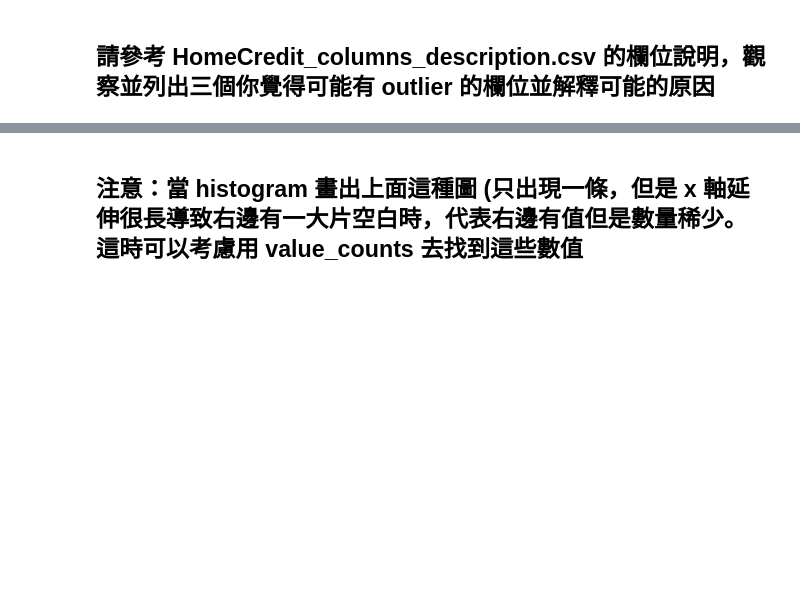
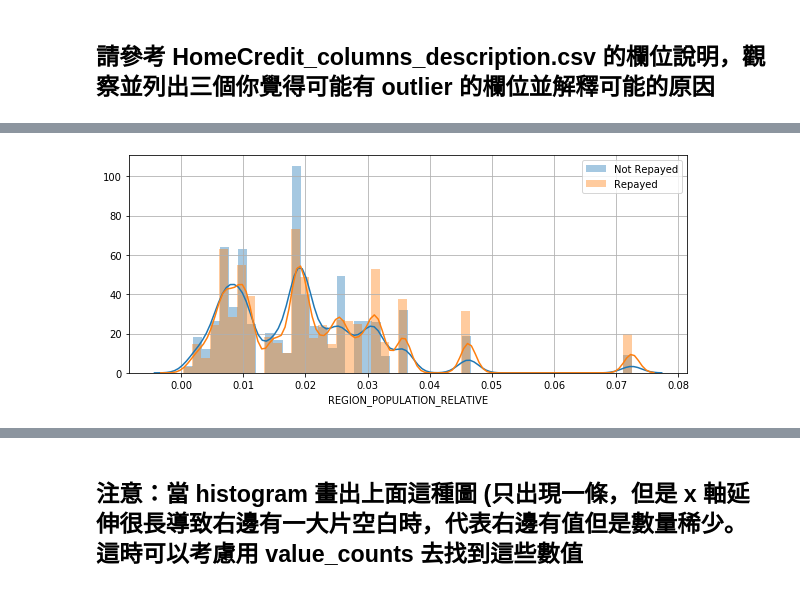
Before and after one commit to penguinwang96825/ML100Days, a Jupyter notebook: homework/Day009/Day_009_HW.ipynb, the cells around one changed output, grey strips where cells are left out. Cells and saved outputs as stored; diff of their text form; code cells hidden in the pictures; blank space fills up the shorter version.

```diff
--- a/homework/Day009/Day_009_HW.ipynb
+++ b/homework/Day009/Day_009_HW.ipynb
@@ -69,0 +74,10 @@ TypeError: not all arguments converted during string formatting
+# %%
+# TARGET value 0 means loan is repayed, value 1 means loan is not repayed.
+plt.figure(figsize=(10, 4))
+sns.distplot(app_train.loc[app_train["TARGET"]==1]['REGION_POPULATION_RELATIVE'], label="Not Repayed")
+sns.distplot(app_train.loc[app_train["TARGET"]==0]['REGION_POPULATION_RELATIVE'], label="Repayed")
+plt.legend(loc="best")
+plt.grid()
+plt.show()
+# %% [output]
+[figure, added]
```
Also changed, not shown: parts of 14 cells of this notebook.
